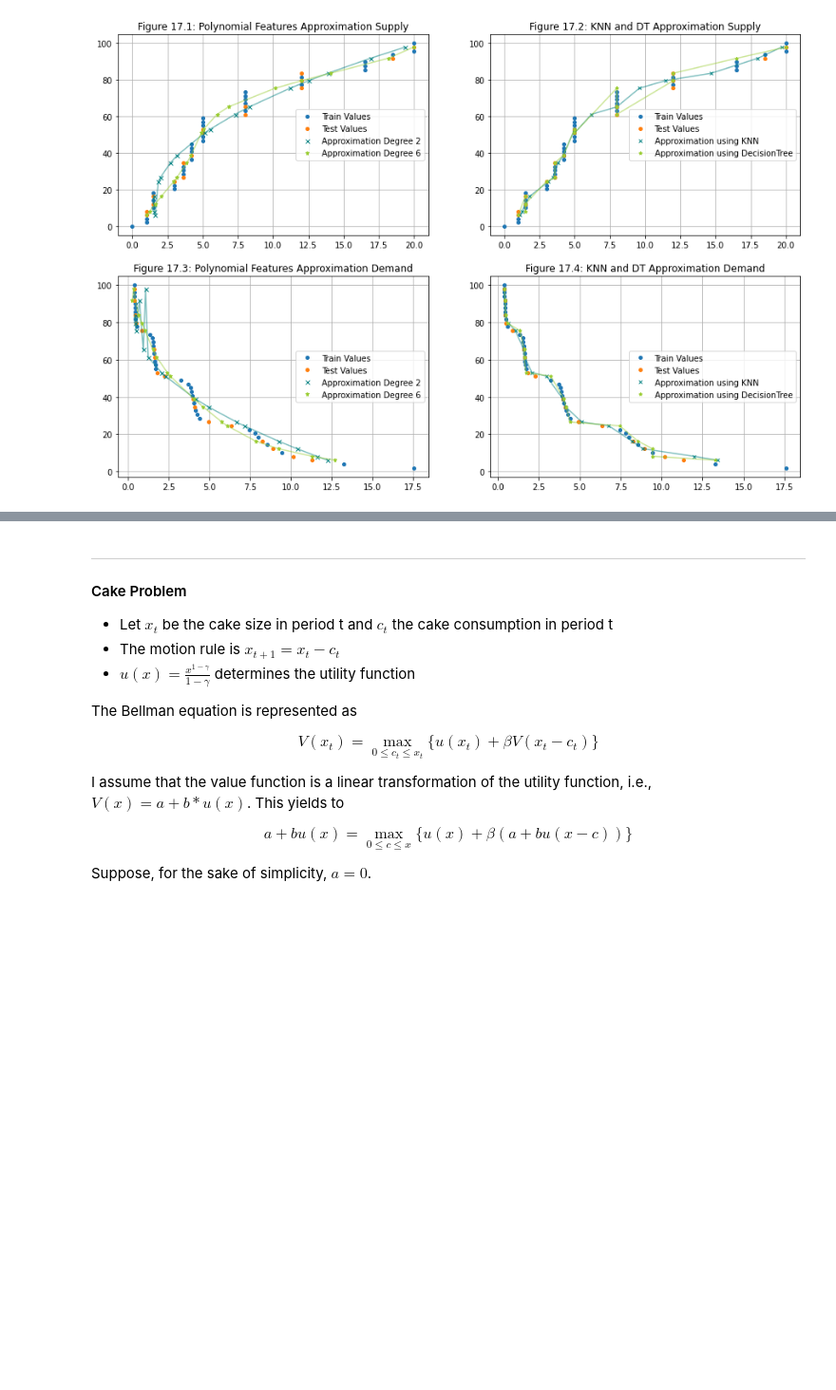
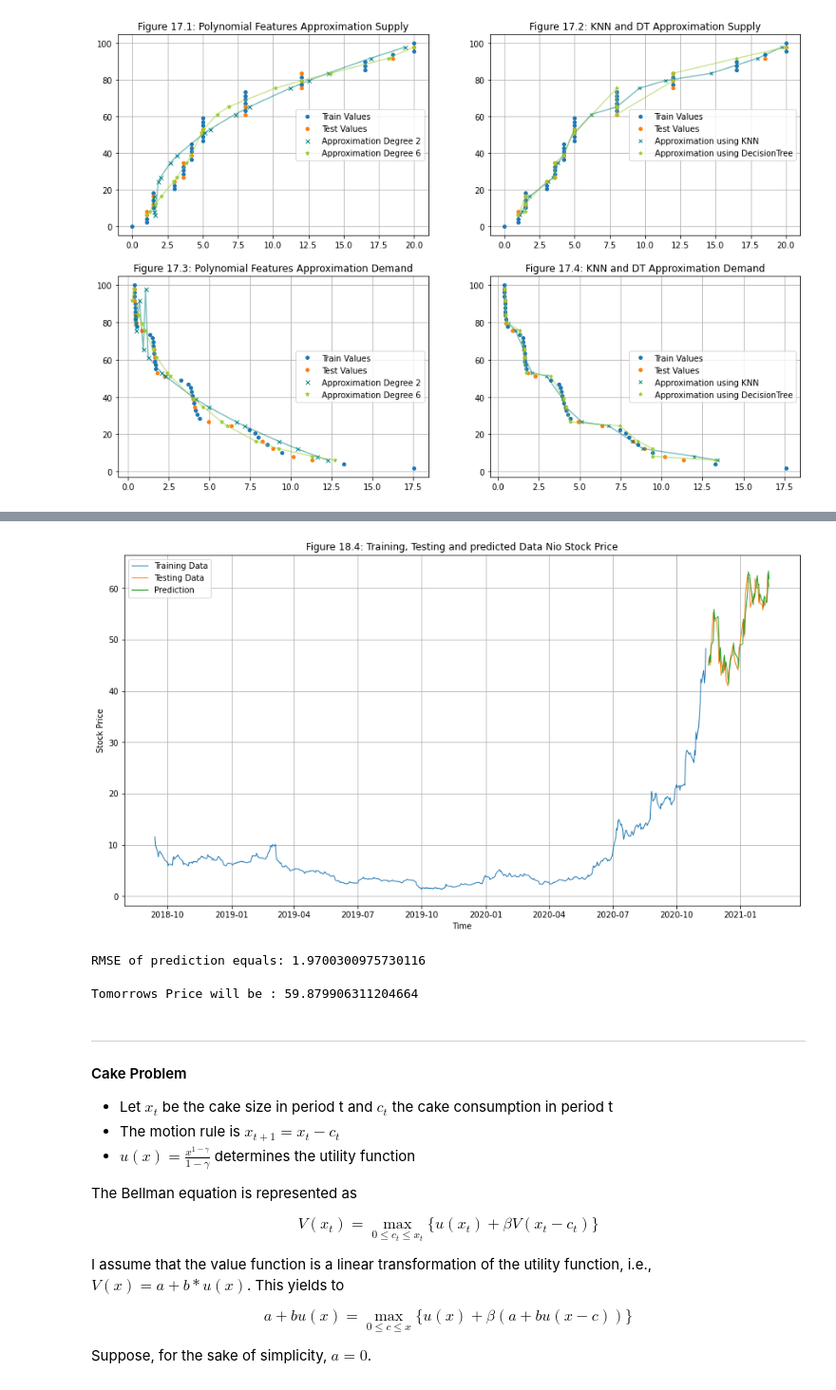
Before and after one commit to ArbiKodraj/Final_Project, a Jupyter notebook: FunctionApproximation.ipynb, the cells around one changed output, grey strips where cells are left out. Shown at 95% size. Drawn from its saved outputs; the diff is of its cells as text; code cells hidden in the pictures; blank space fills up the shorter version.

```diff
--- a/FunctionApproximation.ipynb
+++ b/FunctionApproximation.ipynb
@@ -713,3 +804,12 @@ Table 14: Accuracy Approximation Demand and Supply using Modern ML-Methods
+# %%
+nio.mlp_prediction(iterations=10000)
+# %% [output]
+[figure, added]
+RMSE of prediction equals: 1.9700300975730116
+# %%
+nio.future_prediction(price_nio.reshape(-1,1), iterations=10000)
+# %% [output]
+Tomorrows Price will be : 59.879906311204664
 # %% [markdown]
 ---
 #### Cake Problem
```
Also changed, not shown: parts of 23 cells of this notebook, 3 other files.
